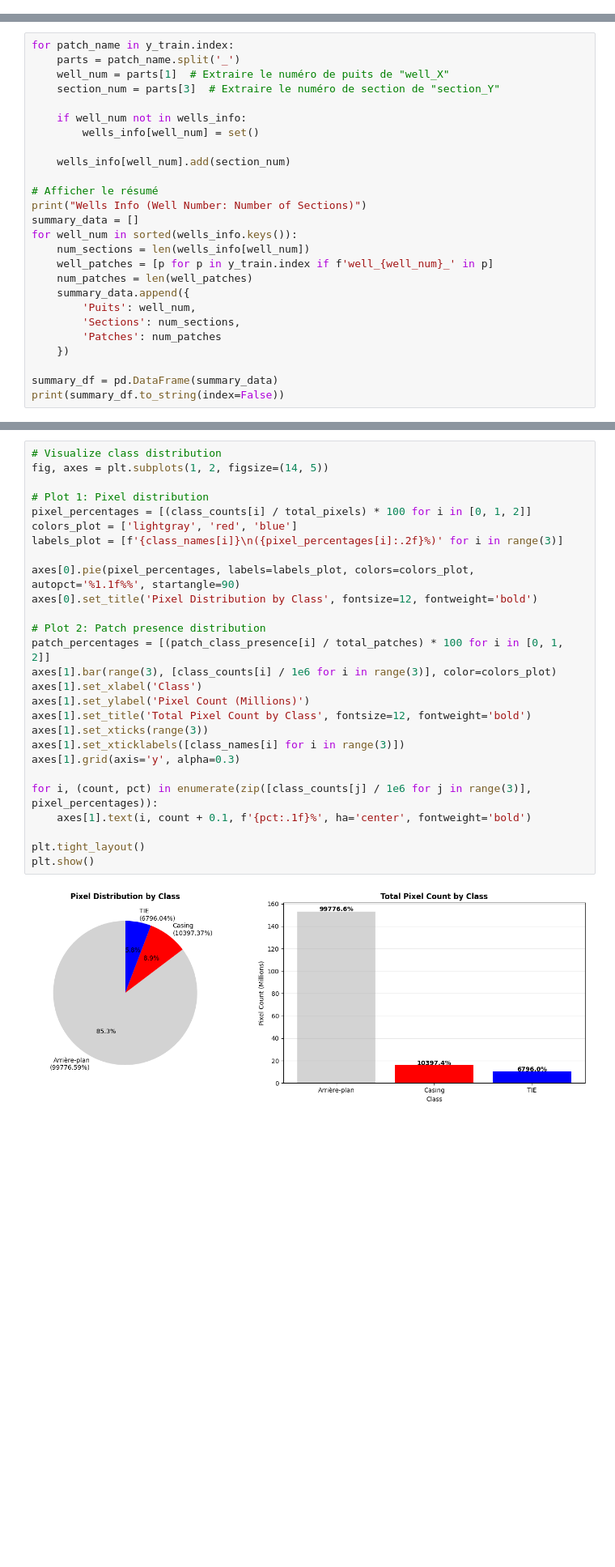
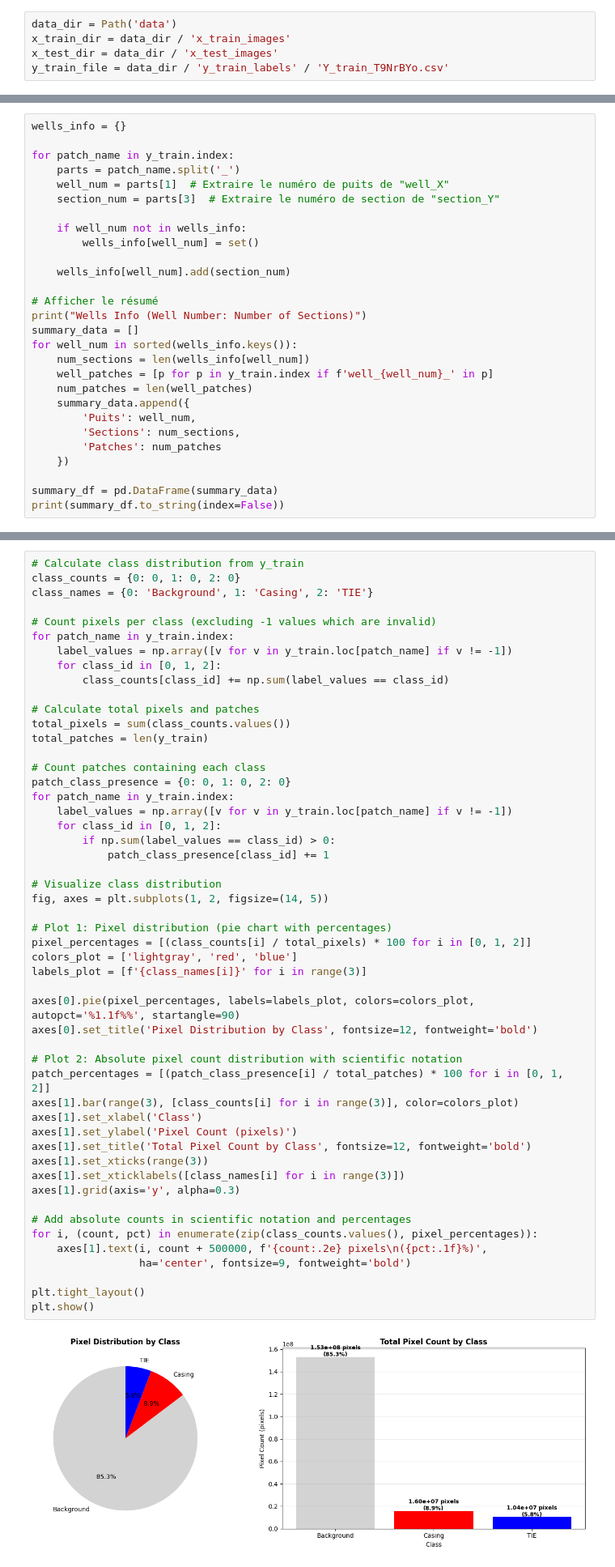
Before and after one commit to victorcamps70/deep-datachallenge, a Jupyter notebook: presentation.ipynb, the cells around one changed output, grey strips where cells are left out. Shown at 81% size. Drawn from its saved outputs; the diff is of its cells as text; blank space fills up the shorter version.

```diff
--- a/presentation.ipynb
+++ b/presentation.ipynb
@@ -14 +20,6 @@ import matplotlib.pyplot as plt
+# %%
+data_dir = Path('data')
+x_train_dir = data_dir / 'x_train_images'
+x_test_dir = data_dir / 'x_test_images'
+y_train_file = data_dir / 'y_train_labels' / 'Y_train_T9NrBYo.csv'
 # %%
@@ -43,6 +53,8 @@ Name: well_2_section_22_patch_1, dtype: int64
 # %% [markdown]
 On remarque que l'on a beaucoup plus de patchs venant des puits 2 et 6 par rapport aux puits 4 et 5. On a un déséquilibre important dans la quantité de données, ce qui peut biaiser l'entraînement avec les caractéristiques des puits les plus présents. Ce problème devra donc être traîté en data engineering
 # %%
+wells_info = {}
+
 for patch_name in y_train.index:
     parts = patch_name.split('_')
     well_num = parts[1]  # Extraire le numéro de puits de "well_X"
@@ -80,34 +92,58 @@ Puits  Sections  Patches
 # %% [markdown]
 ## Analyse de la distribution des classes
 # %%
+# Calculate class distribution from y_train
+class_counts = {0: 0, 1: 0, 2: 0}
+class_names = {0: 'Background', 1: 'Casing', 2: 'TIE'}
+
+# Count pixels per class (excluding -1 values which are invalid)
+for patch_name in y_train.index:
+    label_values = np.array([v for v in y_train.loc[patch_name] if v != -1])
+    for class_id in [0, 1, 2]:
+        class_counts[class_id] += np.sum(label_values == class_id)
+
+# Calculate total pixels and patches
+total_pixels = sum(class_counts.values())
+total_patches = len(y_train)
+
+# Count patches containing each class
+patch_class_presence = {0: 0, 1: 0, 2: 0}
+for patch_name in y_train.index:
+    label_values = np.array([v for v in y_train.loc[patch_name] if v != -1])
+    for class_id in [0, 1, 2]:
+        if np.sum(label_values == class_id) > 0:
+            patch_class_presence[class_id] += 1
+
 # Visualize class distribution
 fig, axes = plt.subplots(1, 2, figsize=(14, 5))
 
-# Plot 1: Pixel distribution
+# Plot 1: Pixel distribution (pie chart with percentages)
 pixel_percentages = [(class_counts[i] / total_pixels) * 100 for i in [0, 1, 2]]
 colors_plot = ['lightgray', 'red', 'blue']
-labels_plot = [f'{class_names[i]}\n({pixel_percentages[i]:.2f}%)' for i in range(3)]
+labels_plot = [f'{class_names[i]}' for i in range(3)]
 
 axes[0].pie(pixel_percentages, labels=labels_plot, colors=colors_plot, autopct='%1.1f%%', startangle=90)
 axes[0].set_title('Pixel Distribution by Class', fontsize=12, fontweight='bold')
 
-# Plot 2: Patch presence distribution
+# Plot 2: Absolute pixel count distribution with scientific notation
 patch_percentages = [(patch_class_presence[i] / total_patches) * 100 for i in [0, 1, 2]]
-axes[1].bar(range(3), [class_counts[i] / 1e6 for i in range(3)], color=colors_plot)
+axes[1].bar(range(3), [class_counts[i] for i in range(3)], color=colors_plot)
 axes[1].set_xlabel('Class')
-axes[1].set_ylabel('Pixel Count (Millions)')
+axes[1].set_ylabel('Pixel Count (pixels)')
 axes[1].set_title('Total Pixel Count by Class', fontsize=12, fontweight='bold')
 axes[1].set_xticks(range(3))
 axes[1].set_xticklabels([class_names[i] for i in range(3)])
 axes[1].grid(axis='y', alpha=0.3)
 
-for i, (count, pct) in enumerate(zip([class_counts[j] / 1e6 for j in range(3)], pixel_percentages)):
-    axes[1].text(i, count + 0.1, f'{pct:.1f}%', ha='center', fontweight='bold')
+# Add absolute counts in scientific notation and percentages
+for i, (count, pct) in enumerate(zip(class_counts.values(), pixel_percentages)):
+    axes[1].text(i, count + 500000, f'{count:.2e} pixels\n({pct:.1f}%)',
+                 ha='center', fontsize=9, fontweight='bold')
 
 plt.tight_layout()
 plt.show()
 # %% [output]
-[figure, old version]
+[figure, new version]
 # %% [markdown]
 Regardons maintenant plus en détail par puit
 # %% [markdown]
```
Also changed, not shown: parts of 18 cells of this notebook, 7 other files.
